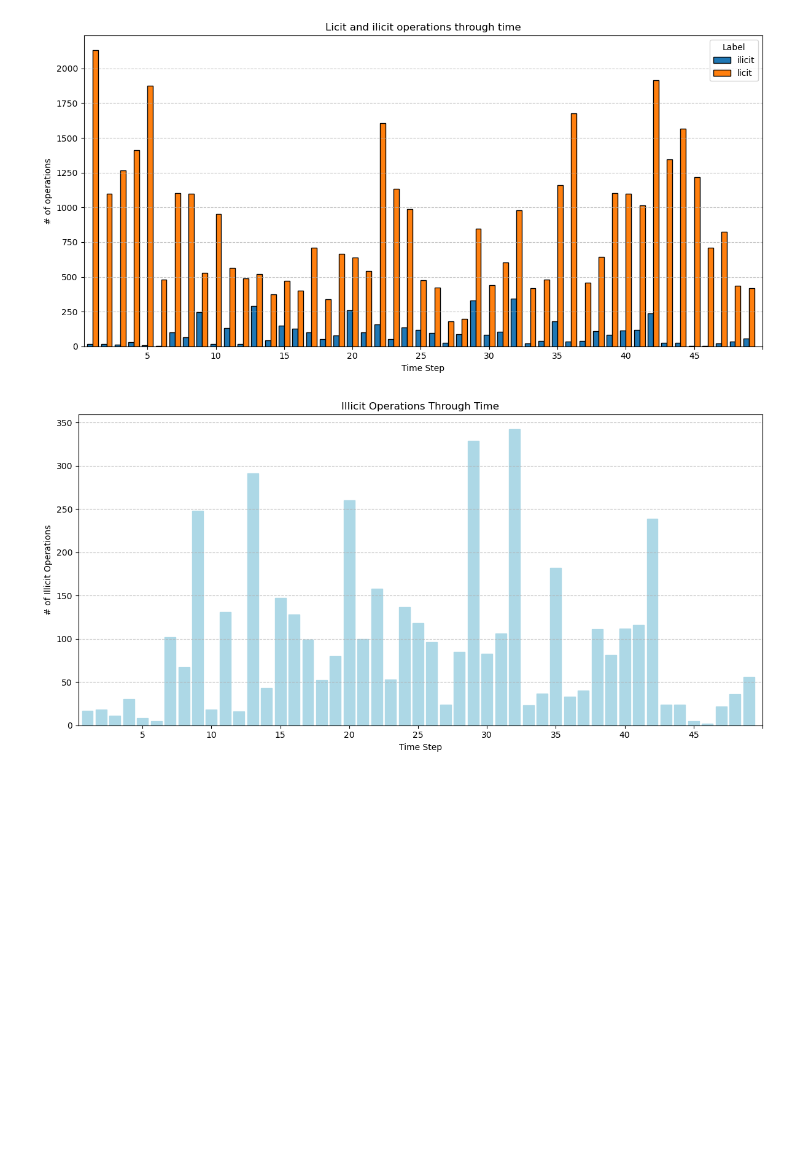
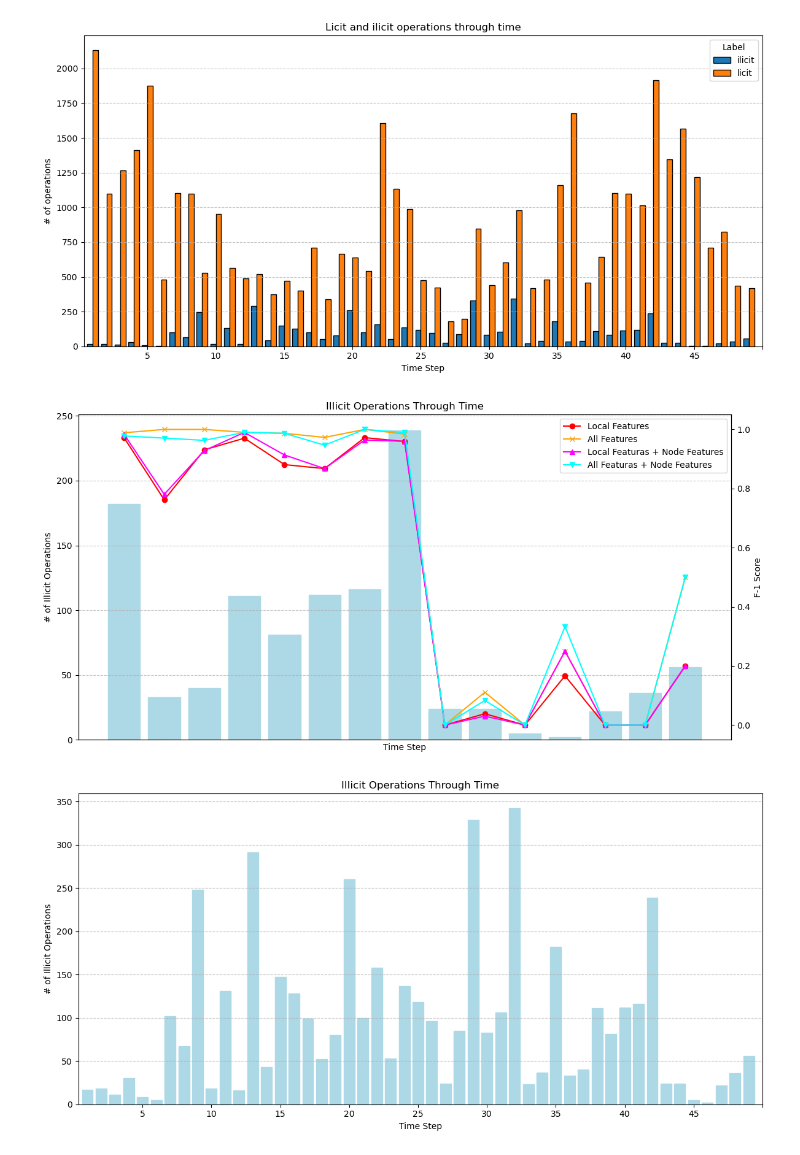
Before and after one commit to Roger987/Graph-Fraud-Detection, a Jupyter notebook: src/fraud_detection-supervised.ipynb, the cells around one changed output. Cells and saved outputs as stored; diff of their text form; code cells hidden in the pictures; blank space fills up the shorter version.

```diff
--- a/src/fraud_detection-supervised.ipynb
+++ b/src/fraud_detection-supervised.ipynb
@@ -331,6 +333,68 @@ plt.tight_layout()
 plt.show()
 # %% [output]
 [figure]
+# %%
+import matplotlib.pyplot as plt
+
+precision_by_time_lf = []
+precision_by_time_af = []
+precision_by_time_lf_nf = []
+precision_by_time_af_nf = []
+
+time_steps = sorted(df[df['time_step'] >= 35]['time_step'].unique())
+
+for step in time_steps:
+    y_true = y_test[X_test['time_step'] == step]
+
+    y_pred_step_lf = y_pred_LF[X_test['time_step'] == step]
+    y_pred_step_af = y_pred_AF[X_test['time_step'] == step]
+    y_pred_step_lf_nf = y_pred_LF_NF[X_test['time_step'] == step]
+    y_pred_step_af_nf = y_pred_AF_NF[X_test['time_step'] == step]
+
+    if len(y_true) > 0:
+        precision_lf = precision_score(y_true, y_pred_step_lf, pos_label='1')
+        precision_af = precision_score(y_true, y_pred_step_af, pos_label='1')
+        precision_lf_nf = precision_score(y_true, y_pred_step_lf_nf, pos_label='1')
+        precision_af_nf = precision_score(y_true, y_pred_step_af_nf, pos_label='1')
+
+        precision_by_time_lf.append(precision_lf)
+        precision_by_time_af.append(precision_af)
+        precision_by_time_lf_nf.append(precision_lf_nf)
+        precision_by_time_af_nf.append(precision_af_nf)
+    else:
+        precision_by_time_lf.append(0)
+        precision_by_time_af.append(0)
+        precision_by_time_lf_nf.append(0)
+        precision_by_time_af_nf.append(0)
+
+fig, ax1 = plt.subplots(figsize=(12, 6))
+
+illicit_data = df[(df['label'] == '1') & (df['time_step'] >= 35)]
+
+grouped_illicit = illicit_data.groupby('time_step').size()
+
+plt.title('Illicit Operations Through Time')
+
+ax1.set_xlabel('Time Step')
+ax1.set_ylabel('# of Illicit Operations')
+ax1.set_xticks(range(len(grouped_illicit)), grouped_illicit.index, rotation=0)
+ax1.bar(time_steps, grouped_illicit, width=0.8, edgecolor='lightblue', color='lightblue')
+ax1.grid(axis='y', linestyle='--', alpha=0.7)
+
+ax2 = ax1.twinx()
+
+ax2.set_ylabel('F-1 Score')
+line_lf, = ax2.plot(time_steps, precision_by_time_lf, color='red', marker='o')
+line_af, = ax2.plot(time_steps, precision_by_time_af, color='orange', marker='x', label='All Features')
+line_lf_nf, = ax2.plot(time_steps, precision_by_time_lf_nf, color='magenta', marker='^', label='Local Featuras + Node Features')
+line_af_nf, = ax2.plot(time_steps, precision_by_time_af_nf, color='cyan', marker='v', label='All Featuras + Node Features')
+
+ax2.legend([line_lf, line_af, line_lf_nf, line_af_nf], ['Local Features', 'All Features', 'Local Featuras + Node Features', 'All Featuras + Node Features'], loc='upper right')
+
+plt.tight_layout()
+plt.show()
+# %% [output]
+[figure, added]
 # %%
 import matplotlib.pyplot as plt
 
```
Also changed, not shown: parts of 2 cells of this notebook.
